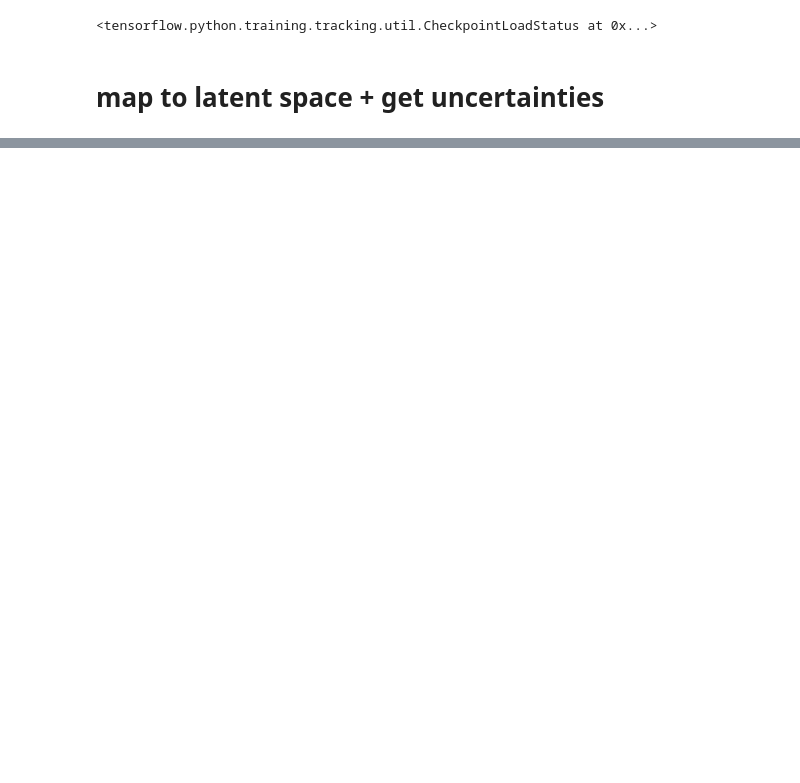
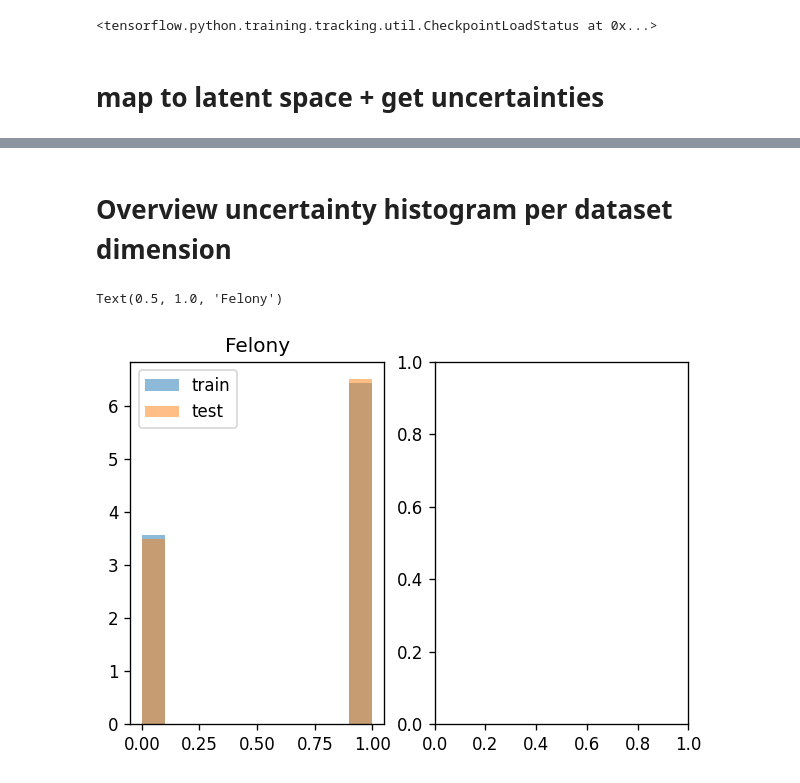
Before and after one commit to alishibli97/DLAdv-Project, a Jupyter notebook: CLUE/CLUE_tensorflow.ipynb, the cells around one changed output, grey strips where cells are left out. Cells and saved outputs as stored; diff of their text form; code cells hidden in the pictures; blank space fills up the shorter version.

```diff
--- a/CLUE/CLUE_tensorflow.ipynb
+++ b/CLUE/CLUE_tensorflow.ipynb
@@ -452,9 +424,18 @@ Compas (5554, 17) (618, 17)
 # %% [markdown]
 # Datasets parameters
 # %%
+# names = ['wine', 'default_credit', 'compas', 'lsat']
+# widths = [300, 300, 300, 300] # [200, 200, 200, 200]
+# depths = [3, 3, 3, 3] # We go deeper because we are using residual models
+# latent_dims = [6, 8, 4, 4]
+
+
 names = ['wine', 'default_credit', 'compas', 'lsat']
-widths = [300, 300, 300, 300] # [200, 200, 200, 200]
-depths = [3, 3, 3, 3] # We go deeper because we are using residual models
-latent_dims = [6, 8, 4, 4]
+bnn_widths = [200, 200, 200, 200]
+bnn_depths = [2, 2, 2, 2]
+
+vae_widths = [300, 300, 300, 300] # [200, 200, 200, 200]
+vae_depths = [3, 3, 3, 3] # We go deeper because we are using residual models
+vae_latent_dims = [6, 8, 4, 4]
 # %% [markdown]
 # BNN Loading
@@ -1071,10 +1182,9 @@ def train_VAE(model):
     #     display.clear_output(wait=False)
         print(f'Epoch: {epoch}, Test set ELBO: {elbo}, time elapse for current epoch: {end_time - start_time}')
 # %%
-epochs = 10
-width = widths[names.index(dname)]
-depth = depths[names.index(dname)] # number of hidden layers
-latent_dim = latent_dims[names.index(dname)]
+width = vae_widths[names.index(dname)]
+depth = vae_depths[names.index(dname)] # number of hidden layers
+latent_dim = vae_latent_dims[names.index(dname)]
 num_examples_to_generate = 16
 
 vae = VAE(input_dim_vec,width,depth,latent_dim)
@@ -1230,0 +1350,14 @@ RuntimeError: CUDA error: CUBLAS_STATUS_NOT_INITIALIZED when calling `cublasCrea
+# %% [markdown]
+# Overview uncertainty histogram per dataset dimension
+# %%
+var_N = 11
+
+fig, axes = plt.subplots(1, 2, dpi=120)
+# plt.figure(dpi=80)
+axes[0].hist(x_train[:,var_N], density=True, alpha=0.5)
+axes[0].hist(x_test[:,var_N], density=True, alpha=0.5)
+axes[0].legend(['train', 'test'])
+axes[0].set_title(var_names_flat[dname][var_N])
+# %% [output]
+Text(0.5, 1.0, 'Felony')
+[figure, added]
```
Also changed, not shown: parts of 18 cells of this notebook, 13 other files.
